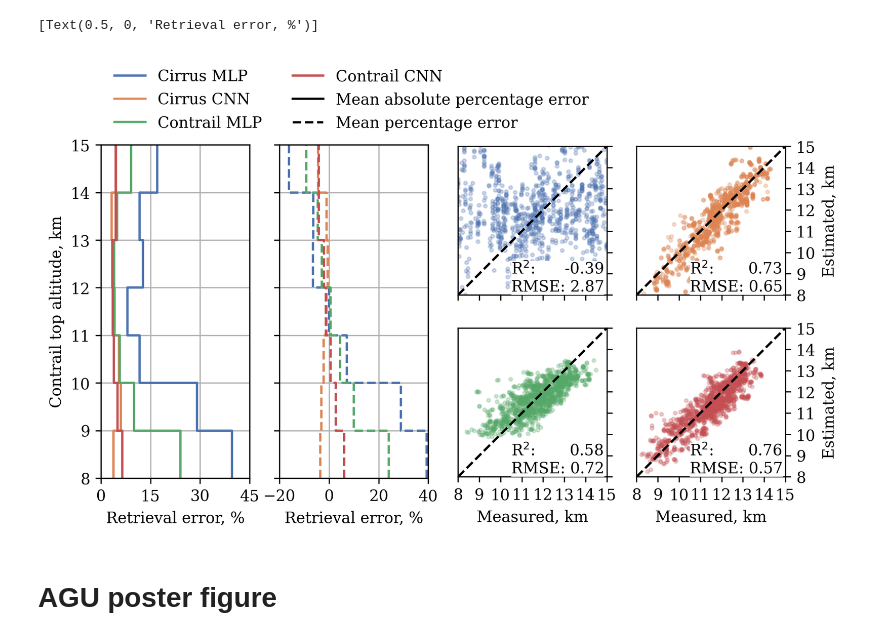
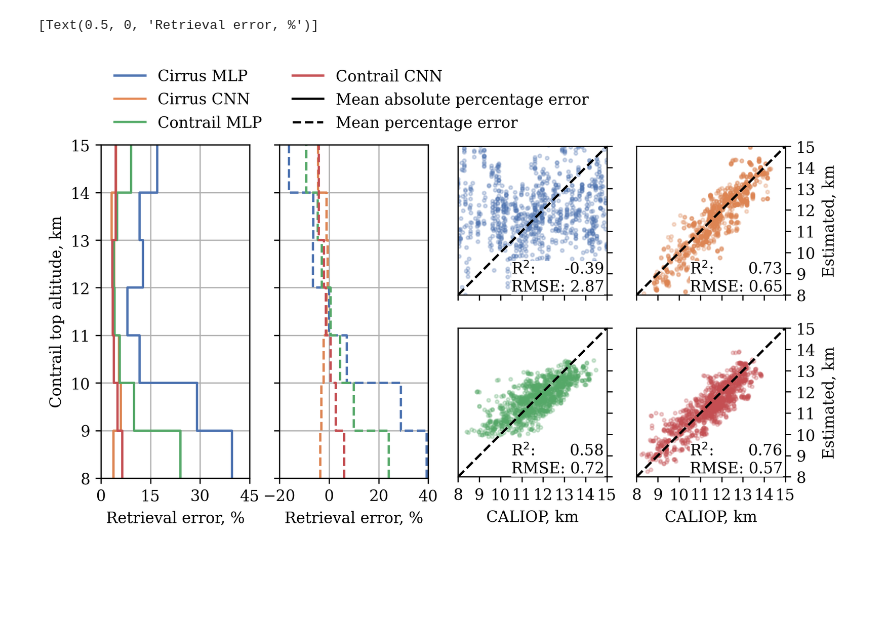
Before and after one commit to MIT-LAE/Contrail_height_estimation, a Jupyter notebook: notebooks/Figure 4.ipynb, the cells around one changed output. Drawn from its saved outputs; the diff is of its cells as text; code cells hidden in the pictures; blank space fills up the shorter version.

Commit message:
Change figure label based on feedback Ian R.

```diff
--- a/notebooks/Figure 4.ipynb
+++ b/notebooks/Figure 4.ipynb
@@ -102,37 +102,35 @@ for i in range(len(dfs)):
 
     ax.yaxis.tick_right()
     if r == 1:
-        ax.set(xlabel="Measured, km")
+        ax.set(xlabel="CALIOP, km")
     if c == 1:
         ax.set(ylabel="Estimated, km")
         ax.yaxis.set_label_position("right")
 
 
 
 
 ax_ape.plot([], [], c="k",
             label="Mean absolute percentage error")
 
 ax_ape.plot([], [], c="k",
             label="Mean percentage error", linestyle="dashed")
 
 ax_ape.set_ylim(8.0, 15.0)
 ax_ape.set_xlim(0, 40)
 ax_ape.legend()
 ax_ape.grid()
 ax_ape.legend(loc="lower left", bbox_to_anchor=(0,1), frameon=False, ncol=2)
 ax_ape.set(ylabel="Contrail top altitude, km", xlabel="Retrieval error, %")
 ax_ape.set_xticks([0, 15, 30, 45])
 ax_ape.set_xlim(0, 45)
 
 ax_pe.set_yticklabels([])
 ax_pe.set_ylim(8.0, 15.0)
 ax_pe.set_xticks([-20, 0, 20, 40])
 ax_pe.set_xlim(-20, 40)
 ax_pe.grid()
 ax_pe.set(xlabel="Retrieval error, %")
 # %% [output]
 [Text(0.5, 0, 'Retrieval error, %')]
-[figure, old version]
+[figure, new version]
-# %% [markdown]
-# AGU poster figure
```
Also changed, not shown: parts of 1 cell of this notebook.
